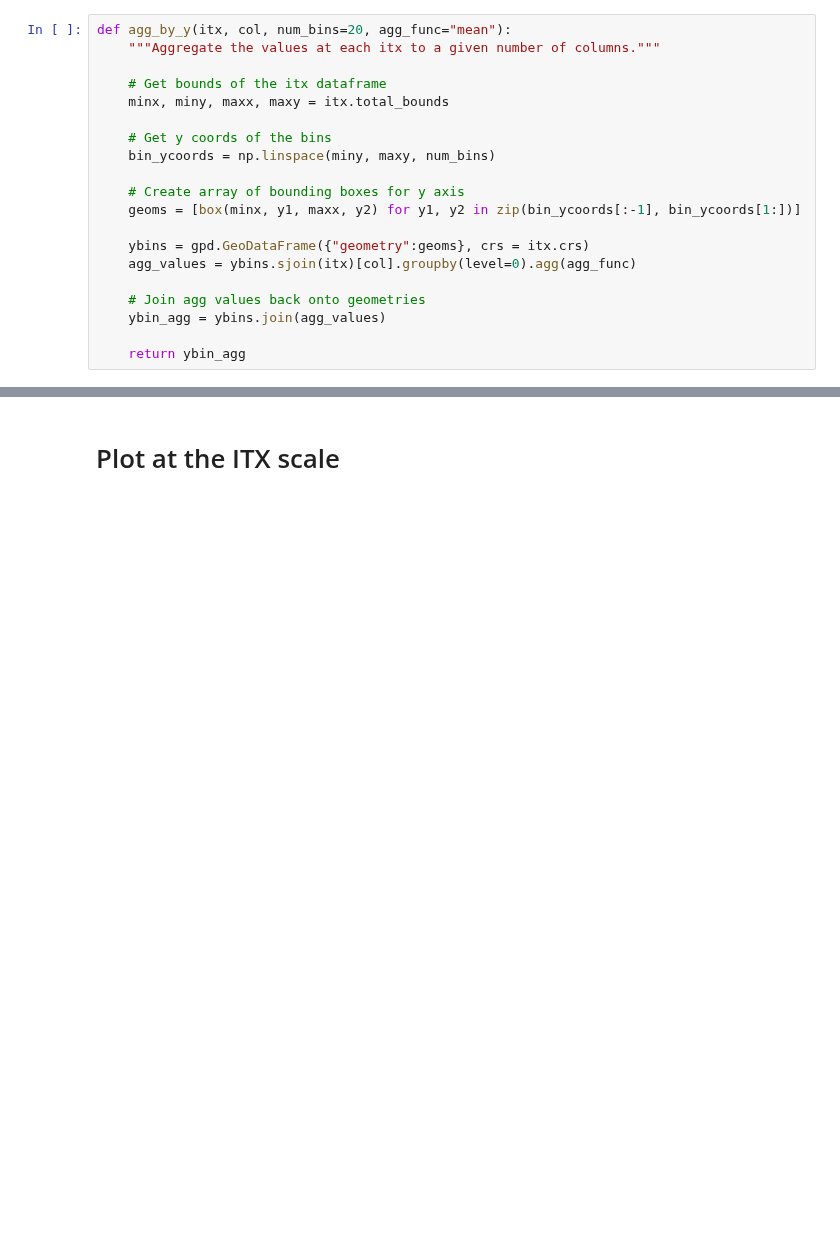
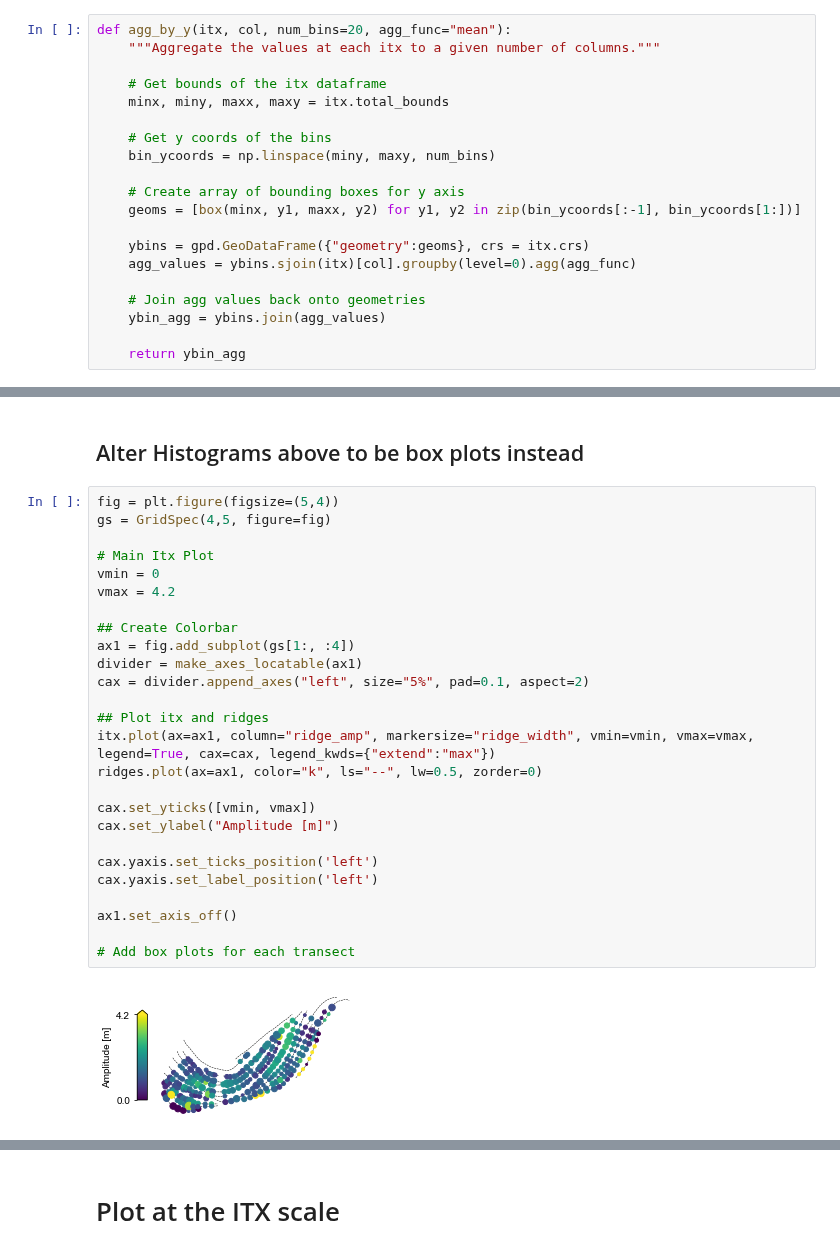
Before and after one commit to tamu-edu/scrollstats, a Jupyter notebook: Figure_BrazosBendsMultiScale.ipynb, the cells around one changed output, grey strips where cells are left out. Drawn from its saved outputs; the diff is of its cells as text; blank space fills up the shorter version.

```diff
--- a/Figure_BrazosBendsMultiScale.ipynb
+++ b/Figure_BrazosBendsMultiScale.ipynb
@@ -177,3 +176,33 @@ plt.subplots_adjust(wspace=0.1, hspace=0.1)
 # plt.savefig("/Users/avan/FLUD/BrazosScrolls/figures/RidgeAmplitudeJointPlot_colorbar.png", dpi=300)
 # %% [output]
 [figure]
+# %% [markdown]
+## Alter Histograms above to be box plots instead
+# %%
+fig = plt.figure(figsize=(5,4))
+gs = GridSpec(4,5, figure=fig)
+
+# Main Itx Plot
+vmin = 0
+vmax = 4.2
+
+## Create Colorbar
+ax1 = fig.add_subplot(gs[1:, :4])
+divider = make_axes_locatable(ax1)
+cax = divider.append_axes("left", size="5%", pad=0.1, aspect=2)
+
+## Plot itx and ridges
+itx.plot(ax=ax1, column="ridge_amp", markersize="ridge_width", vmin=vmin, vmax=vmax, legend=True, cax=cax, legend_kwds={"extend":"max"})
+ridges.plot(ax=ax1, color="k", ls="--", lw=0.5, zorder=0)
+
+cax.set_yticks([vmin, vmax])
+cax.set_ylabel("Amplitude [m]")
+
+cax.yaxis.set_ticks_position('left')
+cax.yaxis.set_label_position('left')
+
+ax1.set_axis_off()
+
+# Add box plots for each transect
+# %% [output]
+[figure, added]
```
Also changed, not shown: parts of 8 cells of this notebook.
